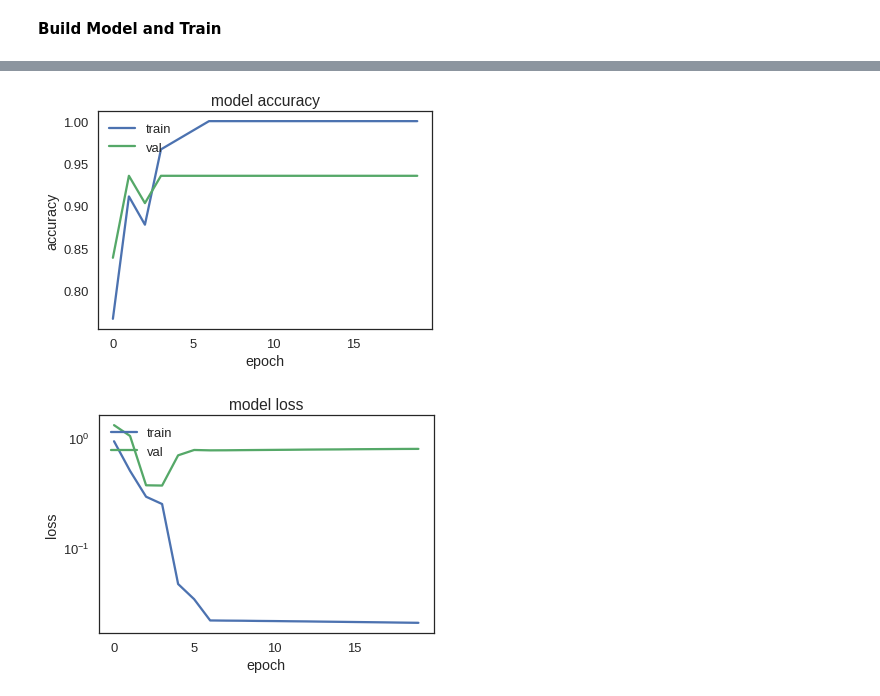
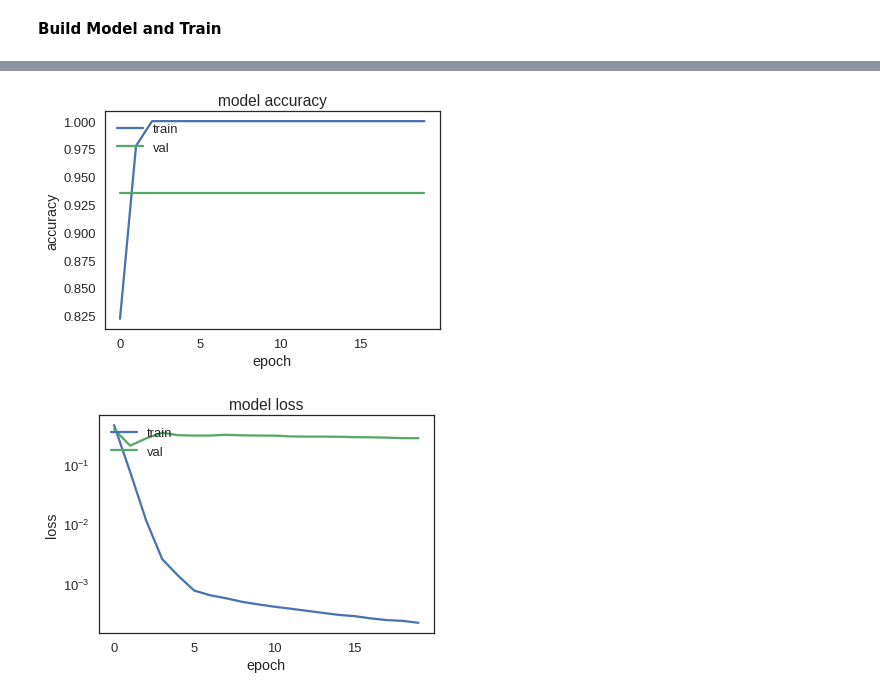
Before and after one commit to NeuroTechX/eeg-notebooks_v0.1, a Jupyter notebook: notebooks/Deep_eeg_notebooks.ipynb, the cells around one changed output, grey strips where cells are left out. Saved outputs shown, nothing was run; the diff lists cells and outputs as text; code cells hidden in the pictures.

```diff
--- a/notebooks/Deep_eeg_notebooks.ipynb
+++ b/notebooks/Deep_eeg_notebooks.ipynb
@@ -407,15 +407,14 @@ if model_type == 'NN':
 if model_type == 'CNN':
   ##----Convolutional Network
   model = Sequential()
-  model.add(Conv2D(10, (3, 3), input_shape=input_shape))
+  model.add(Conv2D(10, (3, 3), input_shape=input_shape, padding='same'))
   model.add(Activation('relu'))
+  model.add(MaxPooling2D(pool_size=(2, 2), padding='same'))
   model.add(Flatten())
   model.add(Dense(10))
   model.add(Activation('relu'))
   model.add(Dense(num_classes))
   model.add(Activation('softmax'))
-
-if model_type == 'ICNN'
 
 
 # initiate adam optimizer
@@ -480,5 +479,5 @@ Trainable params: 965,692
 Non-trainable params: 0
 _________________________________________________________________
 dict_keys(['val_loss', 'val_acc', 'loss', 'acc'])
-[figure, old version]
+[figure, new version]
-[figure, old version]
+[figure, new version]
```
Also changed, not shown: parts of 1 cell of this notebook.
